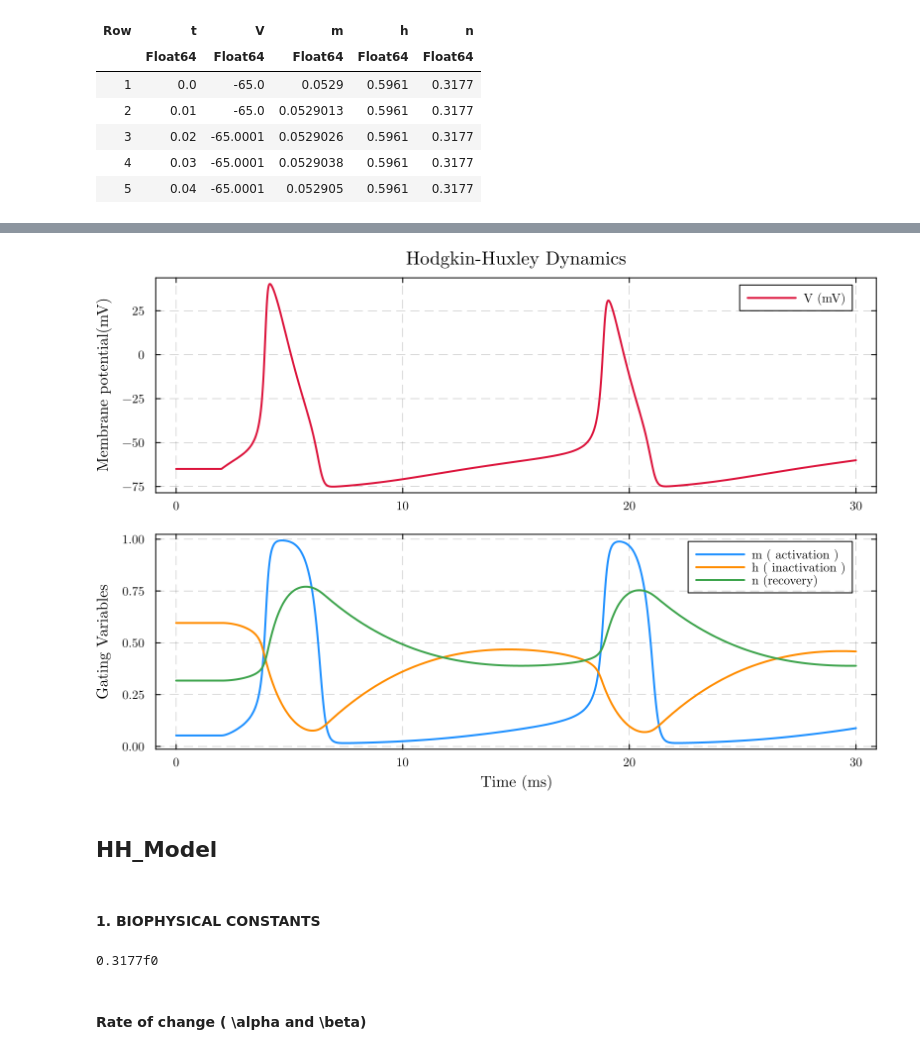
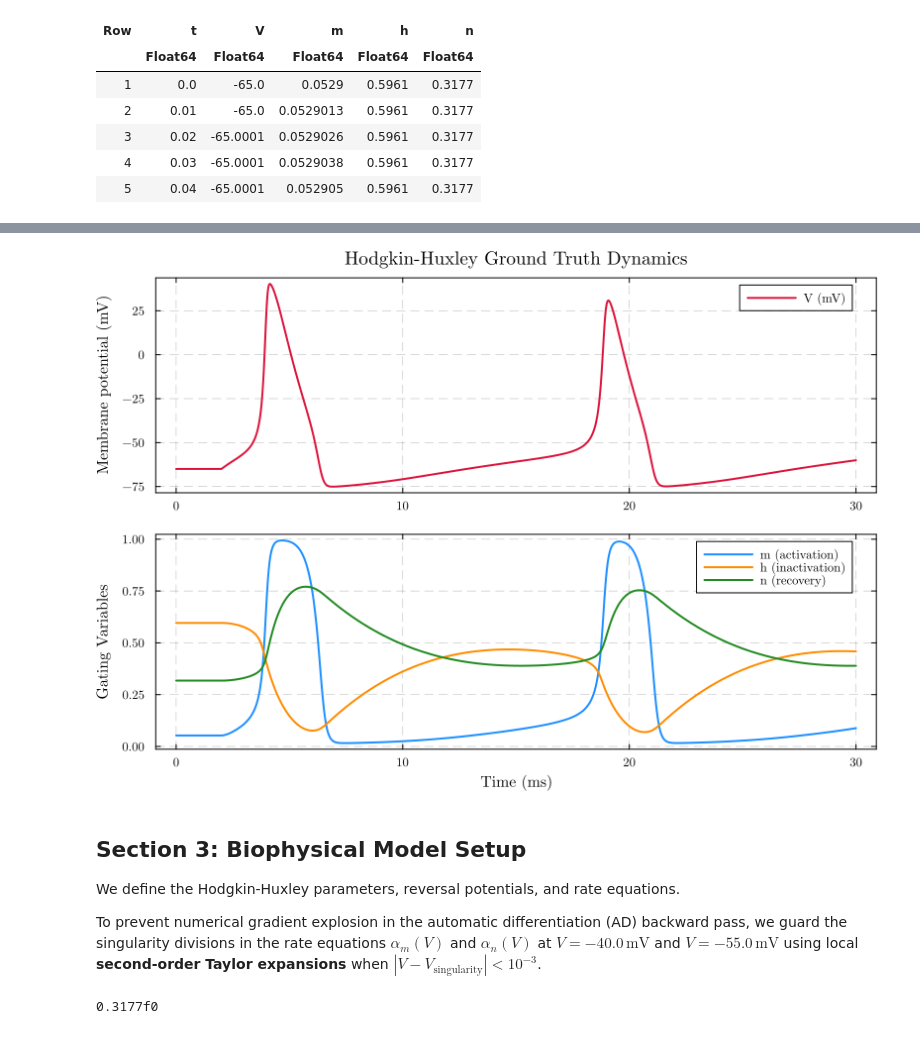
Before and after one commit to Nirbhay0007/NeuroPinnsFormmer-attention-that-neurons-needs, a Jupyter notebook: model/pinnsformmer_deterministic.ipynb, the cells around one changed output, grey strips where cells are left out. Drawn from its saved outputs; the diff is of its cells as text; code cells hidden in the pictures.

```diff
--- a/model/pinnsformmer_deterministic.ipynb
+++ b/model/pinnsformmer_deterministic.ipynb
@@ -50,12 +37,10 @@ using Printf
 # %%
-
 using CSV, DataFrames
 
-file_path = raw"C:\NeuroPinnsFormmer-attention-that-neurons-needs\Synthetic_Data\HH_ground_truth_synthetic_data.csv"
-
-
+# Load synthetic dataset (using robust relative paths)
+file_path = joinpath("..", "Synthetic_Data", "HH_ground_truth_synthetic_data.csv")
 HH_data = CSV.read(file_path, DataFrame)
-first(HH_data,5)
+first(HH_data, 5)
 # %% [output]
 5×5 DataFrame
 | Row | t | V | m | h | n |
@@ -82,61 +53,41 @@ println(size(HH_data))
 # %%
 using Plots
 
-# 1. Define a sleek, modern color palette
+# 1. Define color palette
 color_V = :crimson
 color_m = :dodgerblue
 color_h = :darkorange
 color_n = :forestgreen
 
-
-# 2. Configure global default aesthetics for premium look
+# 2. Configure publication-quality default aesthetics
 default(
-    fontfamily = "Computer Modern", # Or "Helvetica" / "sans-serif"
+    fontfamily = "Computer Modern",
     titlefontsize = 12,
     guidefontsize = 10,
     tickfontsize = 8,
     legendfontsize = 8,
     grid = true,
     gridalpha = 0.15,
     gridstyle = :dash,
     frame = :box,
-    lw = 2.0  # Line width
+    lw = 2.0
 )
 
-# membrane potential (V) over time (t)
+p1 = plot(HH_data.t, HH_data.V, color=color_V, label="V (mV)", ylabel="Membrane potential (mV)", title="Hodgkin-Huxley Ground Truth Dynamics", legend = :topright)
+p2 = plot(HH_data.t, HH_data.m, color=color_m, label="m (activation)", xlabel="Time (ms)", ylabel="Gating Variables", legend = :topright)
+plot!(HH_data.t, HH_data.h, color=color_h, label="h (inactivation)")
+plot!(HH_data.t, HH_data.n, color=color_n, label="n (recovery)")
 
-p1=plot(HH_data.t,HH_data.V,color=color_V,label = "V (mV)",ylabel = "Membrane potential(mV)",title = "Hodgkin-Huxley Dynamics",
-    legendbackgroundcolor = :transparent ,legend = :topright
-)
-# Creating subplots for gating variable (m,h,n) over time (t)
-
-p2=plot(HH_data.t,HH_data.m,color=color_m,
-label = "m ( activation )",
-xlabel = "Time (ms)",
-ylabel = "Gating Variables",legendbackgroundcolor = :transparent ,
-legend = :topright)
-
-plot!(HH_data.t,HH_data.h,
-color=color_h,
-label = "h ( inactivation )"
-)
-plot!(HH_data.t,HH_data.n
-,label = "n (recovery)")
-
-# now  combined them into a stacked layout sharing the X-axis
-
-final_plot = plot(p1,p2,
-layout = grid(2,1,heights = [0.5,0.5])
-,link = :x,
-size = (800,550),
-dpi = 100)
+final_plot = plot(p1, p2, layout=grid(2,1, heights=[0.5,0.5]), link=:x, size=(800,550), dpi=100)
 display(final_plot)
 # %% [output]
-[figure, old version]
+[figure, new version]
-# %% [markdown]
-## HH_Model
-# %% [markdown]
-#### 1. BIOPHYSICAL CONSTANTS
+# %% [markdown]
+## Section 3: Biophysical Model Setup
+
+We define the Hodgkin-Huxley parameters, reversal potentials, and rate equations.
+
+To prevent numerical gradient explosion in the automatic differentiation (AD) backward pass, we guard the singularity divisions in the rate equations $\alpha_m(V)$ and $\alpha_n(V)$ at $V = -40.0\,\text{mV}$ and $V = -55.0\,\text{mV}$ using local **second-order Taylor expansions** when $|V - V_{\text{singularity}}| < 10^{-3}$.
 # %%
 const C_M   = 1.0f0      # Membrane Capacitance (uF/cm^2)
 const G_NA  = 120.0f0    # Max Na+ Conductance (mS/cm^2)
@@ -153,5 +104,3 @@ const H0 = 0.5961f0
 const N0 = 0.3177f0
 # %% [output]
 0.3177f0
-# %% [markdown]
-#### Rate of change ( \alpha and \beta)
```
Also changed, not shown: parts of 98 cells of this notebook, 2 other files.
